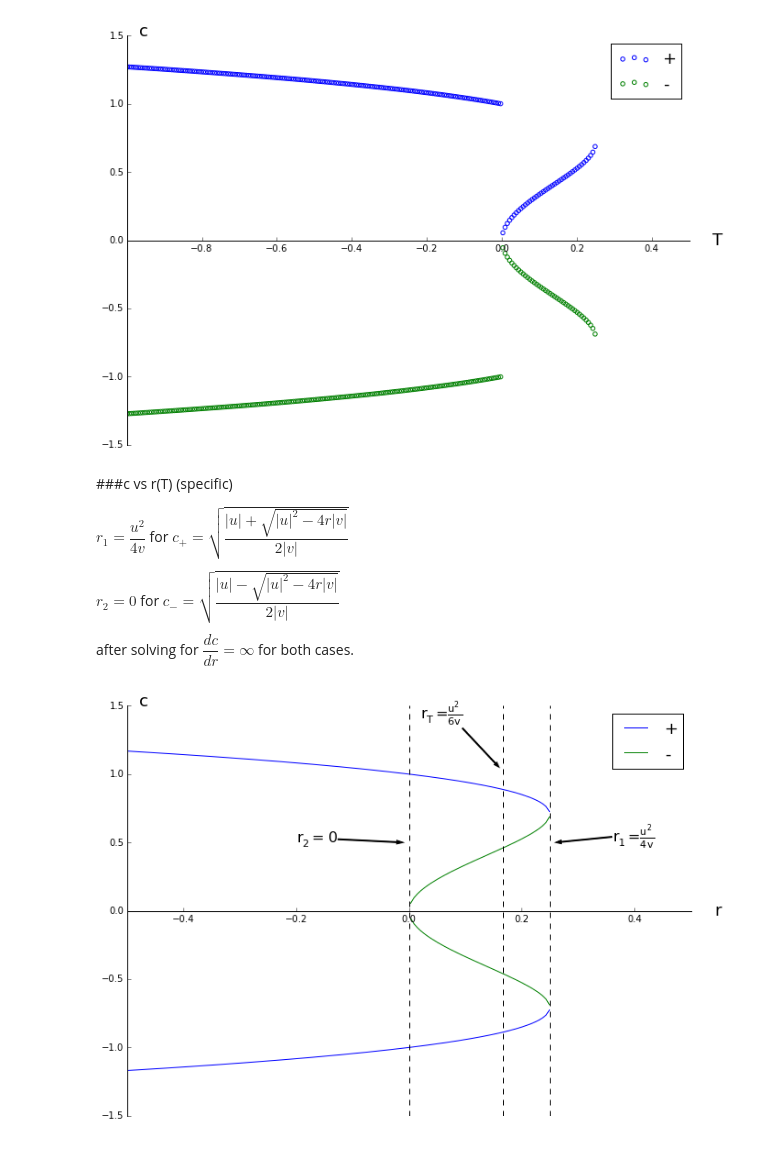
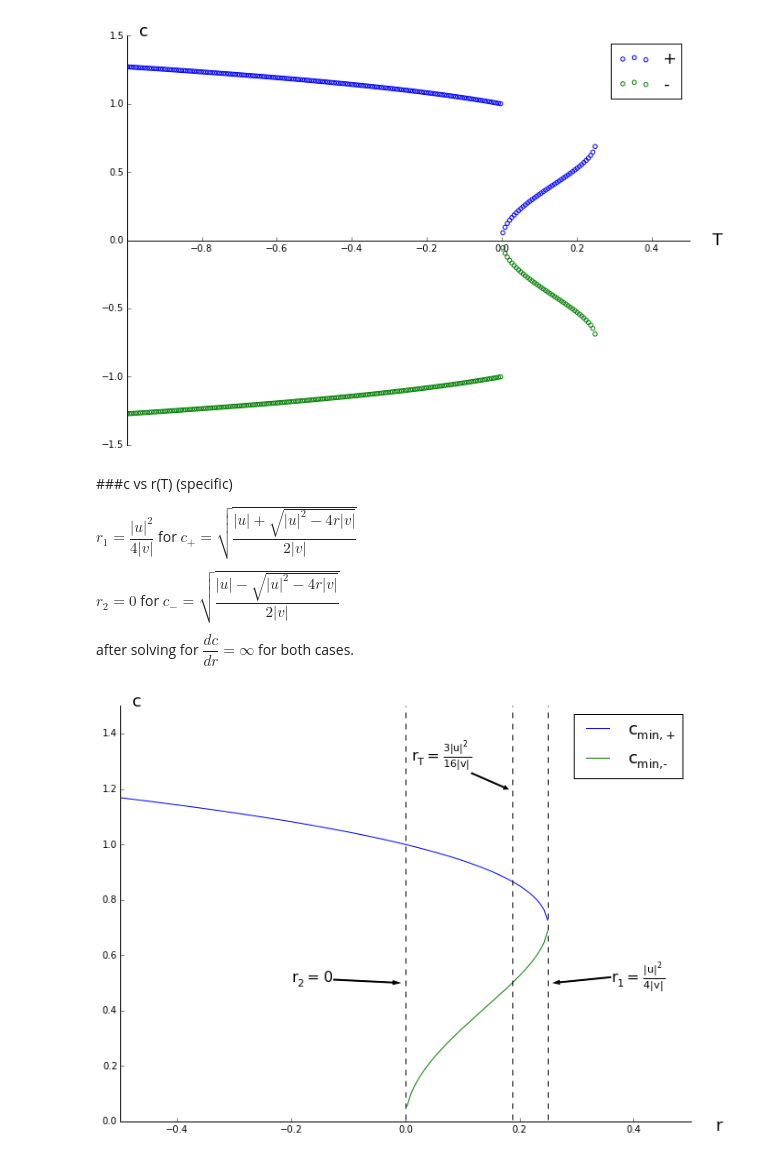
Before and after one commit to brettavedisian/Liquid-Crystals, a Jupyter notebook: SmAtoSmC.ipynb, the cells around one changed output. Cells and saved outputs as stored; diff of their text form; code cells hidden in the pictures.

```diff
--- a/SmAtoSmC.ipynb
+++ b/SmAtoSmC.ipynb
@@ -271,35 +230,35 @@ plt.gca().yaxis.set_label_coords(0.03,0.99);
 # %% [markdown]
 ###c vs r(T) (specific)
 
-$r_{1} = \dfrac{u^{2}}{4v}$ for $c_{+} = \sqrt{\dfrac{|u| + \sqrt{|u|^{2} - 4r|v|}}{2|v|}}$
+$r_{1} = \dfrac{|u|^{2}}{4|v|}$ for $c_{+} = \sqrt{\dfrac{|u| + \sqrt{|u|^{2} - 4r|v|}}{2|v|}}$
 
 $r_{2} = 0$ for $c_{-} = \sqrt{\dfrac{|u| - \sqrt{|u|^{2} - 4r|v|}}{2|v|}}$
 
 after solving for $\dfrac{dc}{dr} = \infty$ for both cases.
 # %%
 plt.figure(figsize=(11,8))
-plt.plot(s,np.sqrt((abs(-1)+np.sqrt(abs(-1)**2-4*s*abs(1)))/(2*abs(1))),c='b',label='+')
-plt.plot(s,np.sqrt((abs(-1)-np.sqrt(abs(-1)**2-4*s*abs(1)))/(2*abs(1))),c='g',label='-')
-plt.plot(s,-np.sqrt((abs(-1)+np.sqrt(abs(-1)**2-4*s*abs(1)))/(2*abs(1))),c='b')
-plt.plot(s,-np.sqrt((abs(-1)-np.sqrt(abs(-1)**2-4*s*abs(1)))/(2*abs(1))),c='g')
+plt.plot(s,np.sqrt((abs(-1)+np.sqrt(abs(-1)**2-4*s*abs(1)))/(2*abs(1))),c='b',label='$\mathregular{c_{min,+}}$')
+plt.plot(s,np.sqrt((abs(-1)-np.sqrt(abs(-1)**2-4*s*abs(1)))/(2*abs(1))),c='g',label='$\mathregular{c_{min,-}}$')
+# plt.plot(s,-np.sqrt((abs(-1)+np.sqrt(abs(-1)**2-4*s*abs(1)))/(2*abs(1))),c='b')
+# plt.plot(s,-np.sqrt((abs(-1)-np.sqrt(abs(-1)**2-4*s*abs(1)))/(2*abs(1))),c='g')
 plt.plot((1/4)*np.ones(10),np.linspace(-1.5,1.5,10),'--k')
 plt.plot(np.zeros(10),np.linspace(-1.5,1.5,10),'--k')
-plt.plot((1/6)*np.ones(10),np.linspace(-1.5,1.5,10),'--k')
+plt.plot((3/16)*np.ones(10),np.linspace(-1.5,1.5,10),'--k')
 plt.xlabel('r',fontsize=18)
 plt.ylabel('c',fontsize=18,rotation='horizontal')
-plt.xlim(-0.5,0.5), plt.ylim(-1.5,1.5)
+plt.xlim(-0.5,0.5), plt.ylim(0,1.5)
 plt.gca().spines['right'].set_color('none')
 plt.gca().spines['top'].set_color('none')
 plt.gca().spines['bottom'].set_position('zero')
 plt.gca().xaxis.set_ticks_position('bottom')
 plt.gca().yaxis.set_ticks_position('left')
 plt.legend(fontsize=18)
 xticks8 = plt.gca().xaxis.get_major_ticks()
 xticks8[0].label1.set_visible(False)
-plt.gca().xaxis.set_label_coords(1.05,0.52)
+plt.gca().xaxis.set_label_coords(1.05,0.01)
 plt.gca().yaxis.set_label_coords(0.03,0.99)
 plt.gca().annotate('$\mathregular{r_{2} = \ 0}$', xy=(-0.01, 0.5), xytext=(-0.2, 0.5), arrowprops=dict(facecolor='black',width=1,headwidth=4),fontsize=16)
-plt.gca().annotate('$\mathregular{r_{1} = \\frac{u^{2}}{4v}}$', xy=(0.26, 0.5), xytext=(0.36, 0.5), arrowprops=dict(facecolor='black',width=1,headwidth=4),fontsize=16)
-plt.gca().annotate('$\mathregular{r_{T} = \\frac{u^{2}}{6v}}$', xy=(0.16, 1.05), xytext=(0.02, 1.4), arrowprops=dict(facecolor='black',width=1,headwidth=4),fontsize=16);
+plt.gca().annotate('$\mathregular{r_{1} = \ \\frac{|u|^{2}}{4|v|}}$', xy=(0.26, 0.5), xytext=(0.36, 0.5), arrowprops=dict(facecolor='black',width=1,headwidth=4),fontsize=16)
+plt.gca().annotate('$\mathregular{r_{T} = \ \\frac{3|u|^{2}}{16|v|}}$', xy=(0.18, 1.2), xytext=(0.01, 1.3), arrowprops=dict(facecolor='black',width=1,headwidth=4),fontsize=16);
 # %% [output]
-[figure, old version]
+[figure, new version]
```
Also changed, not shown: parts of 7 cells of this notebook, 2 other files.
